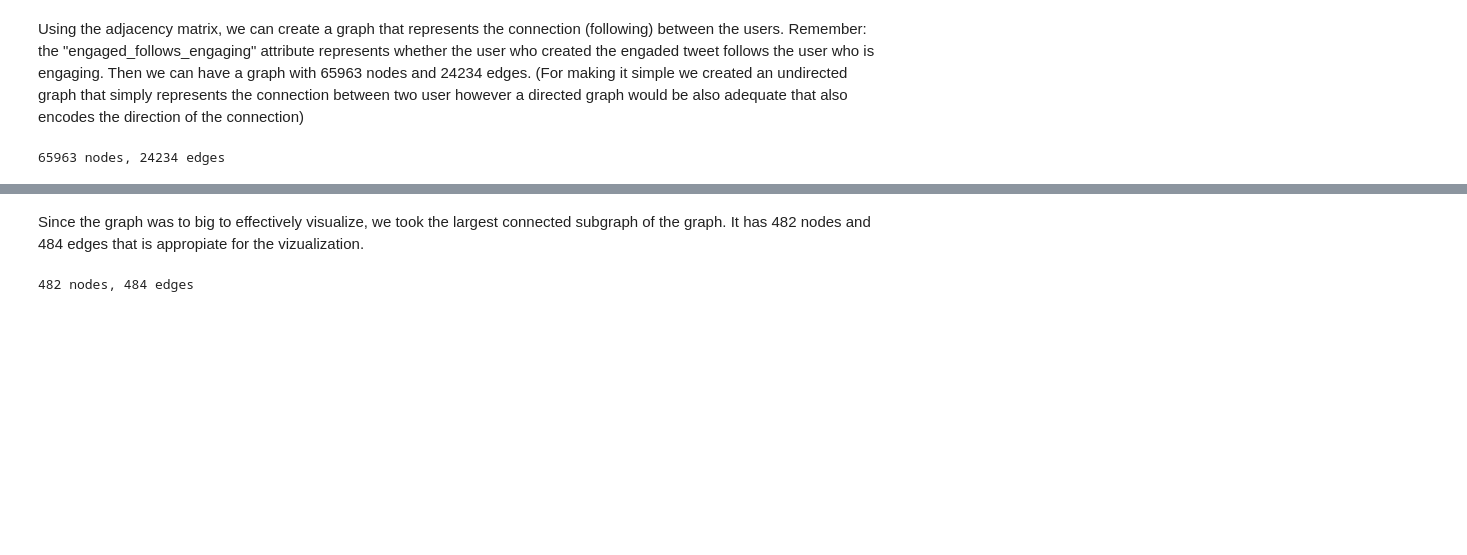
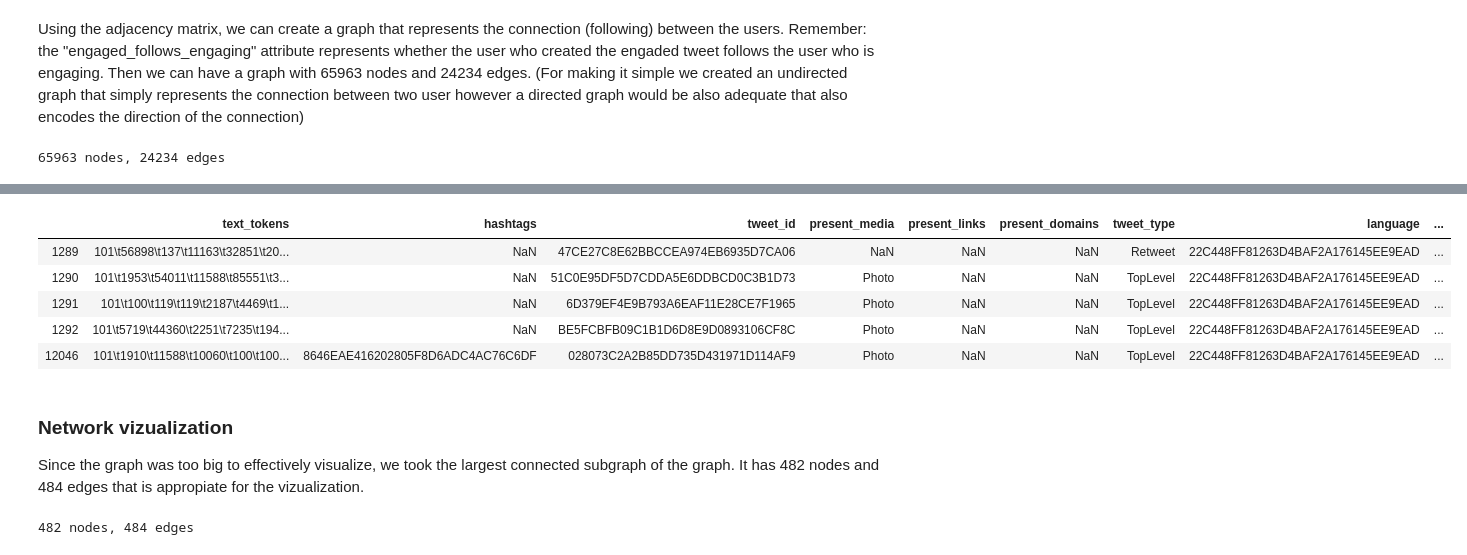
Before and after one commit to omgwenxx/recsys20, a Jupyter notebook: code/process_with_graph.ipynb, the cells around one changed output, grey strips where cells are left out. Saved outputs shown, nothing was run; the diff lists cells and outputs as text; code cells hidden in the pictures; blank space fills up the shorter version.

```diff
--- a/code/process_with_graph.ipynb
+++ b/code/process_with_graph.ipynb
@@ -586,0 +638,9 @@ pd.DataFrame(sorted(degree.items(), key=lambda x: x[1], reverse=True),columns=['
+# %%
+dc = nx.degree_centrality(G)
+ec = nx.eigenvector_centrality(G)
+degree_c=pd.DataFrame(sorted(dc.items(), key=lambda x: x[1], reverse=True),columns=['id', 'dc'])
+eigenvector_c=pd.DataFrame(sorted(ec.items(), key=lambda x: x[1], reverse=True),columns=['id', 'ec'])
+c_df = pd.merge(degree_c, eigenvector_c, on="id")
+
+# map back ids to user ids from the original dataframe
+c_df['id']=c_df['id'].map(userIDX_to_userId)
@@ -586,0 +655,8 @@ pd.DataFrame(sorted(degree.items(), key=lambda x: x[1], reverse=True),columns=['
+# %%
+# create a dictionary of user ids and centrality measures to speed-up mapping with the original df
+c_dict=c_df.set_index('id').T.to_dict('list')
+df['engaging_user_degreec']=df['engaging_user_id'].map(c_dict).apply(lambda x: x[0])
+df['engaging_user_eigenvc']=df['engaging_user_id'].map(c_dict).apply(lambda x: x[1])
+df['engaged_with_user_degreec']=df['engaged_with_user_id'].map(c_dict).apply(lambda x: x[0])
+df['engaged_with_user_eigenvc']=df['engaged_with_user_id'].map(c_dict).apply(lambda x: x[1])
+df.head()
@@ -587,5 +670,16 @@ pd.DataFrame(sorted(degree.items(), key=lambda x: x[1], reverse=True),columns=['
+# %%
+# inspect user '00B9BBC10BBA33C2E5B53C9BAC7C5863'
+df[df['engaging_user_id']=='00B9BBC10BBA33C2E5B53C9BAC7C5863'].head()
+# %% [output]
+|  | text_tokens | hashtags | tweet_id | present_media | present_links | present_domains | tweet_type | language | ... |
+| 1289 | 101\t56898\t137\t11163\t32851\t20... | NaN | 47CE27C8E62BBCCEA974EB6935D7CA06 | NaN | NaN | NaN | Retweet | 22C448FF81263D4BAF2A176145EE9EAD | ... |
+| 1290 | 101\t1953\t54011\t11588\t85551\t3... | NaN | 51C0E95DF5D7CDDA5E6DDBCD0C3B1D73 | Photo | NaN | NaN | TopLevel | 22C448FF81263D4BAF2A176145EE9EAD | ... |
+| 1291 | 101\t100\t119\t119\t2187\t4469\t1... | NaN | 6D379EF4E9B793A6EAF11E28CE7F1965 | Photo | NaN | NaN | TopLevel | 22C448FF81263D4BAF2A176145EE9EAD | ... |
+| 1292 | 101\t5719\t44360\t2251\t7235\t194... | NaN | BE5FCBFB09C1B1D6D8E9D0893106CF8C | Photo | NaN | NaN | TopLevel | 22C448FF81263D4BAF2A176145EE9EAD | ... |
+| 12046 | 101\t1910\t11588\t10060\t100\t100... | 8646EAE416202805F8D6ADC4AC76C6DF | 028073C2A2B85DD735D431971D114AF9 | Photo | NaN | NaN | TopLevel | 22C448FF81263D4BAF2A176145EE9EAD | ... |
 # %% [markdown]
-Since the graph was to big to effectively visualize, we took the largest connected subgraph of the graph. It has 482 nodes and 484 edges that is appropiate for the vizualization.
+### Network vizualization
+Since the graph was too big to effectively visualize, we took the largest connected subgraph of the graph. It has 482 nodes and 484 edges that is appropiate for the vizualization.
 # %%
 SG = max(nx.connected_component_subgraphs(G), key=len)
 print("{} nodes, {} edges".format(len(SG), nx.number_of_edges(SG)))
```
Also changed, not shown: parts of 19 cells of this notebook.
